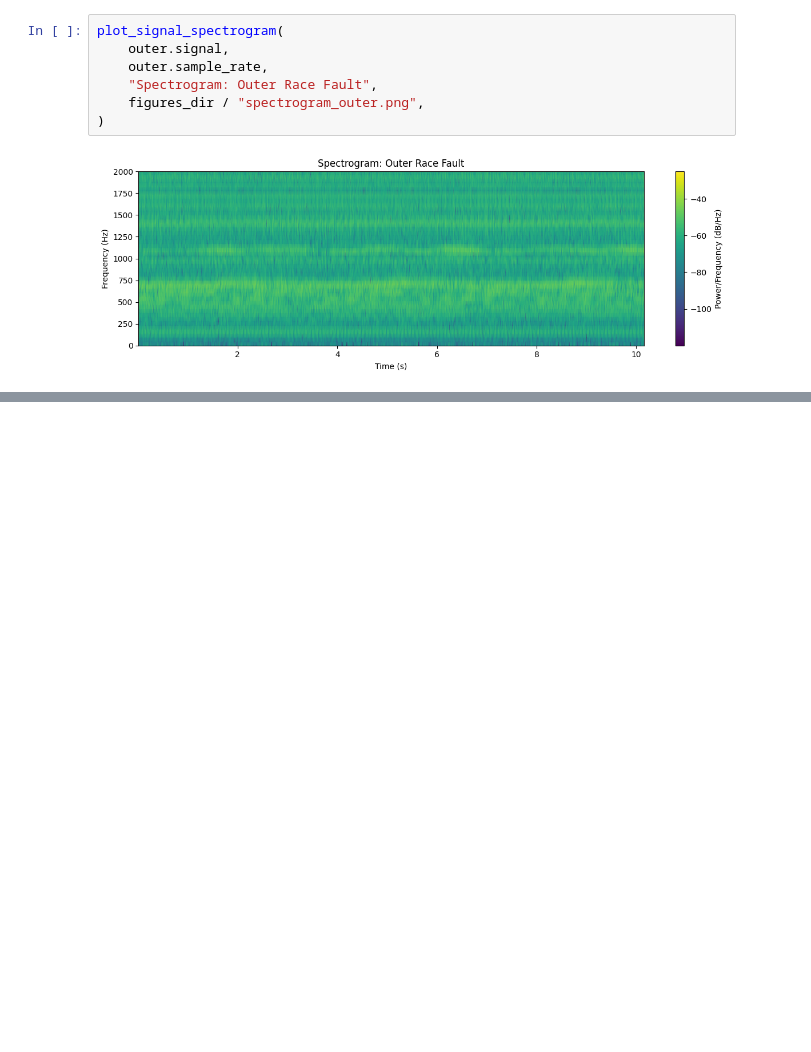
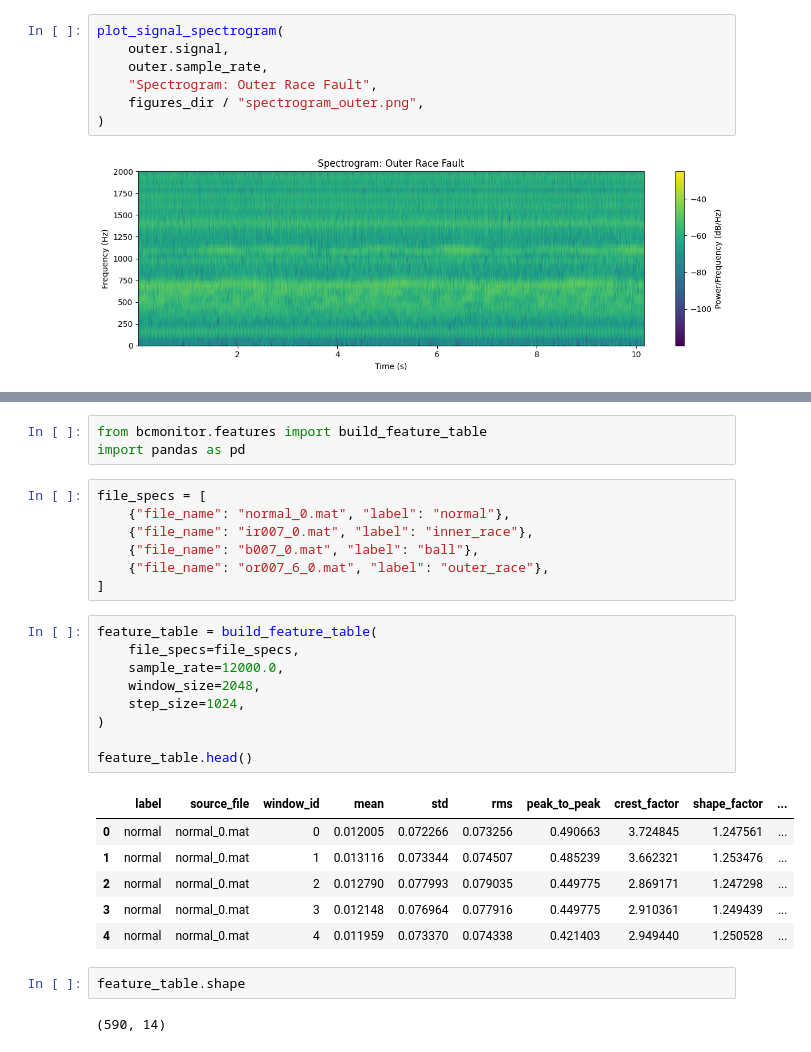
Before and after one commit to ThomasBainbridge/bearing-condition-monitor, a Jupyter notebook: notebooks/01_dataset_exploration.ipynb, the cells around one changed output, grey strips where cells are left out. Cells and saved outputs as stored; diff of their text form; blank space fills up the shorter version.

Commit message:
Build feature dataset pipeline for bearing fault classification

```diff
--- a/notebooks/01_dataset_exploration.ipynb
+++ b/notebooks/01_dataset_exploration.ipynb
@@ -156,0 +177,30 @@ plot_signal_spectrogram(
+# %%
+from bcmonitor.features import build_feature_table
+import pandas as pd
+# %%
+file_specs = [
+    {"file_name": "normal_0.mat", "label": "normal"},
+    {"file_name": "ir007_0.mat", "label": "inner_race"},
+    {"file_name": "b007_0.mat", "label": "ball"},
+    {"file_name": "or007_6_0.mat", "label": "outer_race"},
+]
+# %%
+feature_table = build_feature_table(
+    file_specs=file_specs,
+    sample_rate=12000.0,
+    window_size=2048,
+    step_size=1024,
+)
+
+feature_table.head()
+# %% [output]
+|  | label | source_file | window_id | mean | std | rms | peak_to_peak | crest_factor | shape_factor | ... |
+| 0 | normal | normal_0.mat | 0 | 0.012005 | 0.072266 | 0.073256 | 0.490663 | 3.724845 | 1.247561 | ... |
+| 1 | normal | normal_0.mat | 1 | 0.013116 | 0.073344 | 0.074507 | 0.485239 | 3.662321 | 1.253476 | ... |
+| 2 | normal | normal_0.mat | 2 | 0.012790 | 0.077993 | 0.079035 | 0.449775 | 2.869171 | 1.247298 | ... |
+| 3 | normal | normal_0.mat | 3 | 0.012148 | 0.076964 | 0.077916 | 0.449775 | 2.910361 | 1.249439 | ... |
+| 4 | normal | normal_0.mat | 4 | 0.011959 | 0.073370 | 0.074338 | 0.421403 | 2.949440 | 1.250528 | ... |
+# %%
+feature_table.shape
+# %% [output]
+(590, 14)
```
Also changed, not shown: parts of 12 cells of this notebook, 6 other files.
